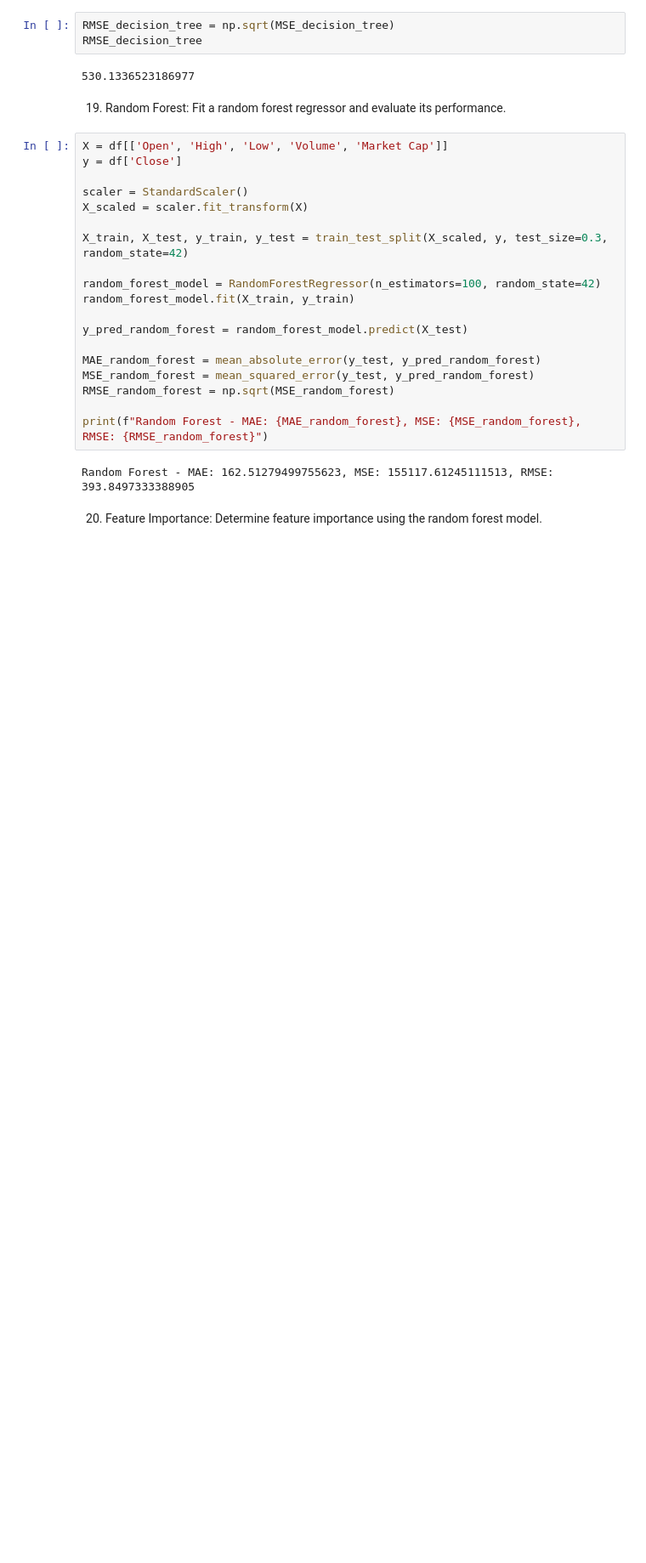
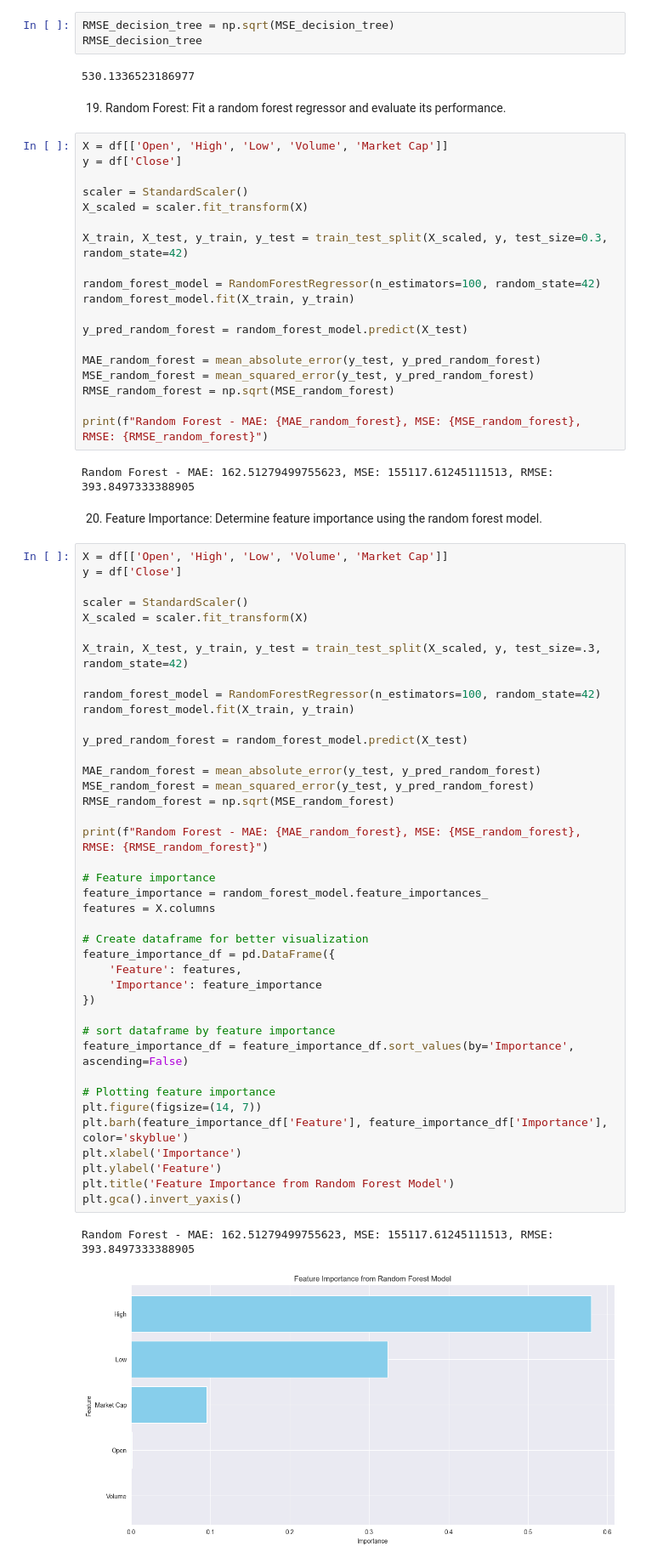
Before and after one commit to ZygimantasB/LLM-practice, a Jupyter notebook: LM practice/kagle/crypto.ipynb, the cells around one changed output. Shown: that part at 85% size. Cells and saved outputs as stored; diff of their text form; blank space fills up the shorter version.

```diff
--- a/LM practice/kagle/crypto.ipynb
+++ b/LM practice/kagle/crypto.ipynb
@@ -513,3 +515,46 @@ print(f"Random Forest - MAE: {MAE_random_forest}, MSE: {MSE_random_forest}, RMSE
 Random Forest - MAE: 162.51279499755623, MSE: 155117.61245111513, RMSE: 393.8497333388905
 # %% [markdown]
 20. Feature Importance: Determine feature importance using the random forest model.
+# %%
+X = df[['Open', 'High', 'Low', 'Volume', 'Market Cap']]
+y = df['Close']
+
+scaler = StandardScaler()
+X_scaled = scaler.fit_transform(X)
+
+X_train, X_test, y_train, y_test = train_test_split(X_scaled, y, test_size=.3, random_state=42)
+
+random_forest_model = RandomForestRegressor(n_estimators=100, random_state=42)
+random_forest_model.fit(X_train, y_train)
+
+y_pred_random_forest = random_forest_model.predict(X_test)
+
+MAE_random_forest = mean_absolute_error(y_test, y_pred_random_forest)
+MSE_random_forest = mean_squared_error(y_test, y_pred_random_forest)
+RMSE_random_forest = np.sqrt(MSE_random_forest)
+
+print(f"Random Forest - MAE: {MAE_random_forest}, MSE: {MSE_random_forest}, RMSE: {RMSE_random_forest}")
+
+# Feature importance
+feature_importance = random_forest_model.feature_importances_
+features = X.columns
+
+# Create dataframe for better visualization
+feature_importance_df = pd.DataFrame({
+    'Feature': features,
+    'Importance': feature_importance
+})
+
+# sort dataframe by feature importance
+feature_importance_df = feature_importance_df.sort_values(by='Importance', ascending=False)
+
+# Plotting feature importance
+plt.figure(figsize=(14, 7))
+plt.barh(feature_importance_df['Feature'], feature_importance_df['Importance'], color='skyblue')
+plt.xlabel('Importance')
+plt.ylabel('Feature')
+plt.title('Feature Importance from Random Forest Model')
+plt.gca().invert_yaxis()
+# %% [output]
+Random Forest - MAE: 162.51279499755623, MSE: 155117.61245111513, RMSE: 393.8497333388905
+[figure, added]
```
Also changed, not shown: parts of 10 cells of this notebook, 1 other file.
